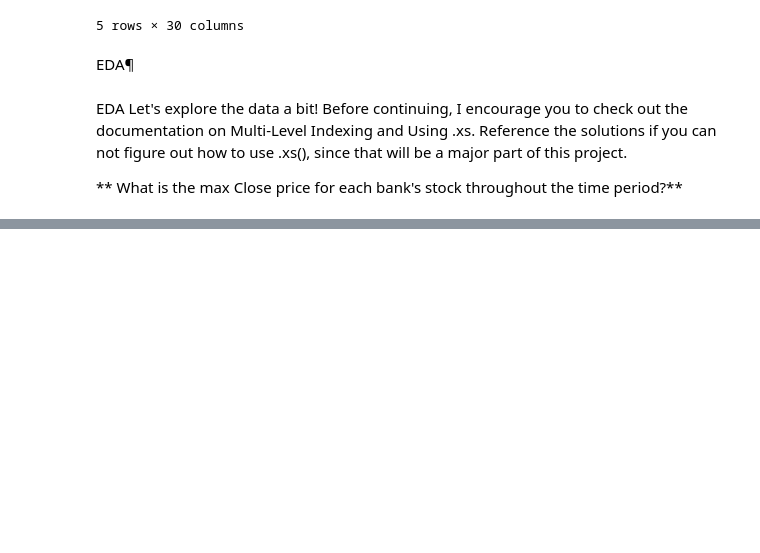
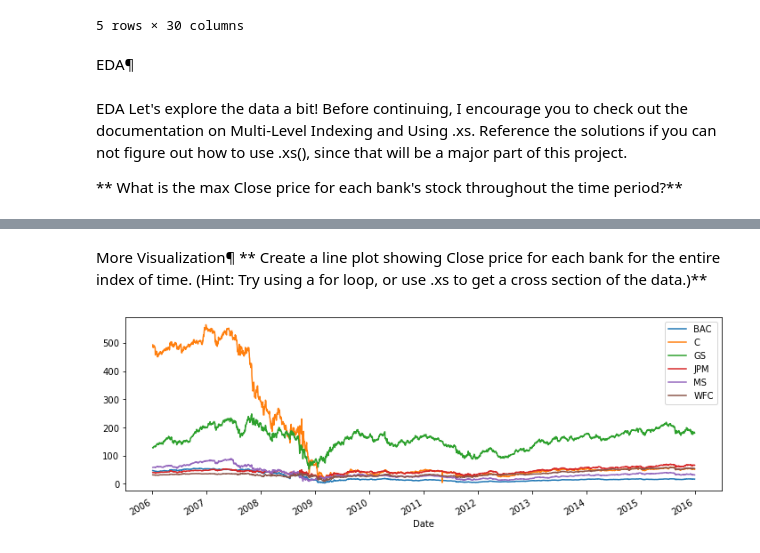
Before and after one commit to ShimnaA/calls_data, a Jupyter notebook: finance_data.ipynb, the cells around one changed output, grey strips where cells are left out. Saved outputs shown, nothing was run; the diff lists cells and outputs as text; code cells hidden in the pictures; blank space fills up the shorter version.

```diff
--- a/finance_data.ipynb
+++ b/finance_data.ipynb
@@ -106,0 +253,8 @@ KeyError: 'Close'
+# %% [markdown]
+More Visualization¶
+** Create a line plot showing Close price for each bank for the entire index of time. (Hint: Try using a for loop, or use .xs to get a cross section of the data.)**
+# %%
+for tick in tickers:
+    bank_stocks[tick]['Close'].plot(label=tick, figsize=(12,4)).legend()
+# %% [output]
+[figure, added]
```
Also changed, not shown: parts of 42 cells of this notebook.
